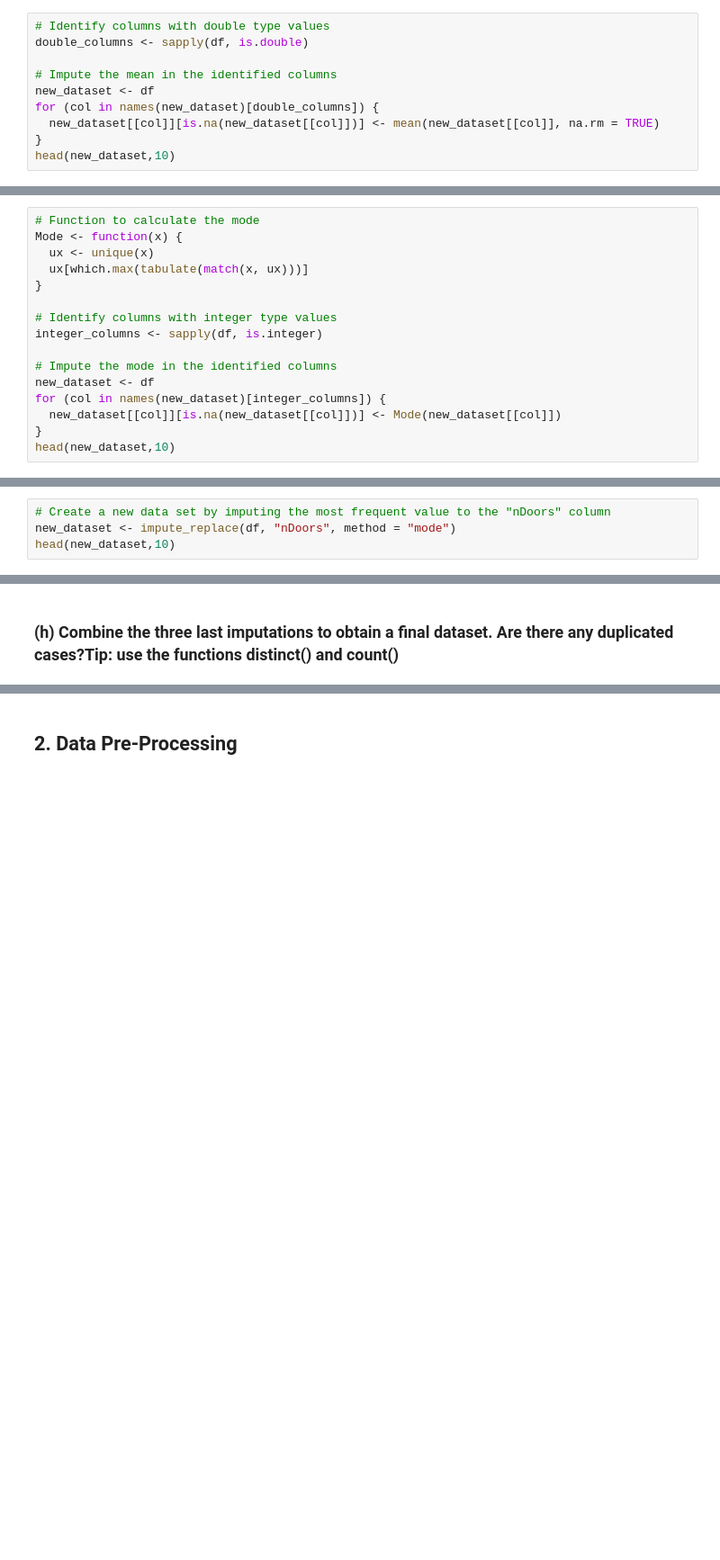
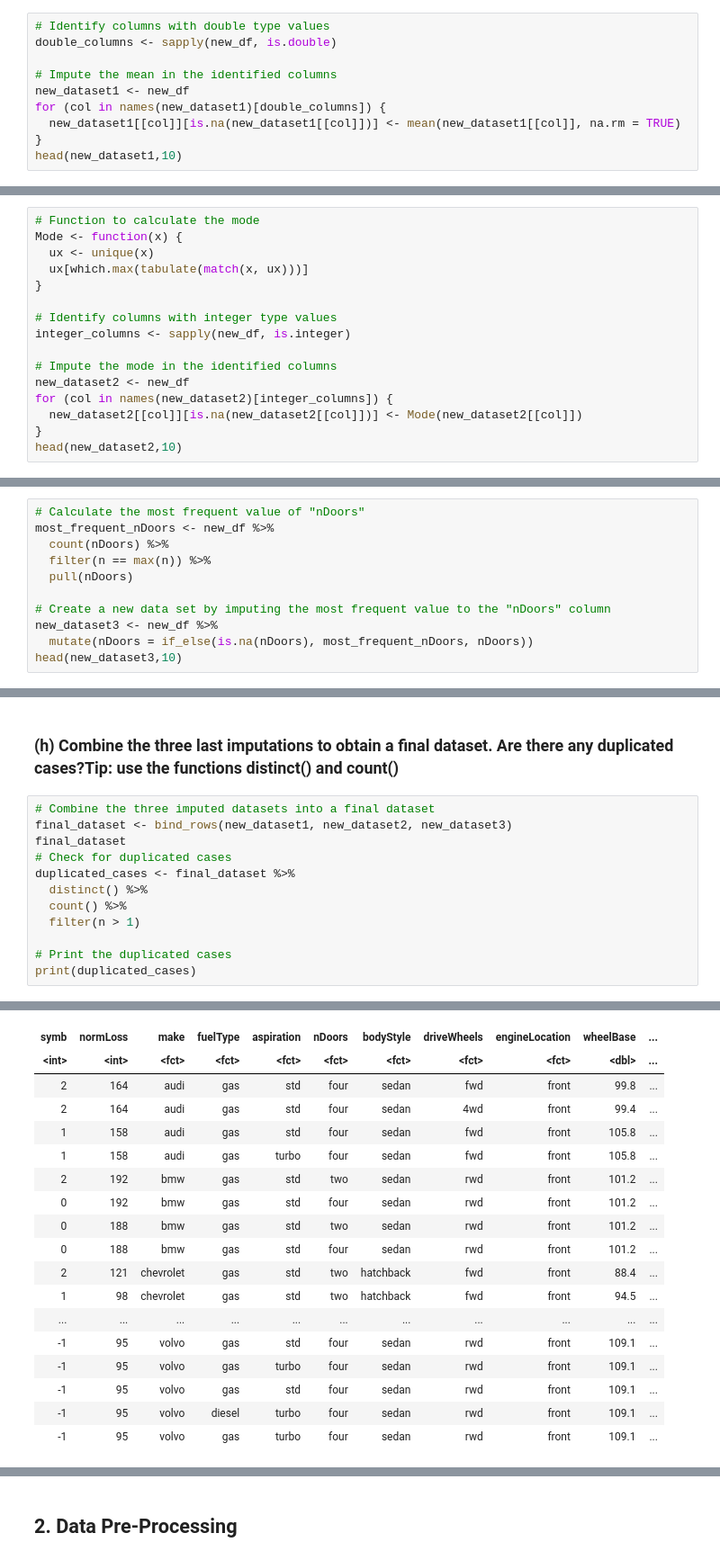
Before and after one commit to PaolaMaribel18/hands-on-2023A, a Jupyter notebook: notebooks/02-dataquality.ipynb, the cells around one changed output, grey strips where cells are left out. Shown at 90% size. Saved outputs shown, nothing was run; the diff lists cells and outputs as text; blank space fills up the shorter version.

```diff
--- a/notebooks/02-dataquality.ipynb
+++ b/notebooks/02-dataquality.ipynb
@@ -141,14 +141,14 @@ A data.frame: 10 × 26
 ### (e) Create a new data set by imputing the mean in all the columns which have double type values.
 # %%
 # Identify columns with double type values
-double_columns <- sapply(df, is.double)
+double_columns <- sapply(new_df, is.double)
 
 # Impute the mean in the identified columns
-new_dataset <- df
-for (col in names(new_dataset)[double_columns]) {
-  new_dataset[[col]][is.na(new_dataset[[col]])] <- mean(new_dataset[[col]], na.rm = TRUE)
+new_dataset1 <- new_df
+for (col in names(new_dataset1)[double_columns]) {
+  new_dataset1[[col]][is.na(new_dataset1[[col]])] <- mean(new_dataset1[[col]], na.rm = TRUE)
 }
-head(new_dataset,10)
+head(new_dataset1,10)
 # %% [output]
 A data.frame: 10 × 26
 |  | symb | normLoss | make | fuelType | aspiration | nDoors | bodyStyle | driveWheels | engineLocation | ... |
@@ -173,14 +173,14 @@ Mode <- function(x) {
 }
 
 # Identify columns with integer type values
-integer_columns <- sapply(df, is.integer)
+integer_columns <- sapply(new_df, is.integer)
 
 # Impute the mode in the identified columns
-new_dataset <- df
-for (col in names(new_dataset)[integer_columns]) {
-  new_dataset[[col]][is.na(new_dataset[[col]])] <- Mode(new_dataset[[col]])
+new_dataset2 <- new_df
+for (col in names(new_dataset2)[integer_columns]) {
+  new_dataset2[[col]][is.na(new_dataset2[[col]])] <- Mode(new_dataset2[[col]])
 }
-head(new_dataset,10)
+head(new_dataset2,10)
 # %% [output]
 A data.frame: 10 × 26
 |  | symb | normLoss | make | fuelType | aspiration | nDoors | bodyStyle | driveWheels | engineLocation | ... |
@@ -198,7 +198,14 @@ A data.frame: 10 × 26
 # %% [markdown]
 ### (g) Create a new data set by imputing the most frequent value to the column \"nDoors\". Tip: use the function impute_replace()
 # %%
+# Calculate the most frequent value of "nDoors"
+most_frequent_nDoors <- new_df %>%
+  count(nDoors) %>%
+  filter(n == max(n)) %>%
+  pull(nDoors)
+
 # Create a new data set by imputing the most frequent value to the "nDoors" column
-new_dataset <- impute_replace(df, "nDoors", method = "mode")
-head(new_dataset,10)
+new_dataset3 <- new_df %>%
+  mutate(nDoors = if_else(is.na(nDoors), most_frequent_nDoors, nDoors))
+head(new_dataset3,10)
 # %% [output]
@@ -208,2 +225,15 @@ ERROR: Error:
 # %% [markdown]
 ### (h) Combine the three last imputations to obtain a final dataset. Are there any duplicated cases?Tip: use the functions distinct() and count()
+# %%
+# Combine the three imputed datasets into a final dataset
+final_dataset <- bind_rows(new_dataset1, new_dataset2, new_dataset3)
+final_dataset
+# Check for duplicated cases
+duplicated_cases <- final_dataset %>%
+  distinct() %>%
+  count() %>%
+  filter(n > 1)
+
+# Print the duplicated cases
+print(duplicated_cases)
+# %% [output]
@@ -209,0 +241,18 @@ ERROR: Error:
+| symb | normLoss | make | fuelType | aspiration | nDoors | bodyStyle | driveWheels | engineLocation | wheelBase | ... |
+| <int> | <int> | <fct> | <fct> | <fct> | <fct> | <fct> | <fct> | <fct> | <dbl> | ... |
+| 2 | 164 | audi | gas | std | four | sedan | fwd | front | 99.8 | ... |
+| 2 | 164 | audi | gas | std | four | sedan | 4wd | front | 99.4 | ... |
+| 1 | 158 | audi | gas | std | four | sedan | fwd | front | 105.8 | ... |
+| 1 | 158 | audi | gas | turbo | four | sedan | fwd | front | 105.8 | ... |
+| 2 | 192 | bmw | gas | std | two | sedan | rwd | front | 101.2 | ... |
+| 0 | 192 | bmw | gas | std | four | sedan | rwd | front | 101.2 | ... |
+| 0 | 188 | bmw | gas | std | two | sedan | rwd | front | 101.2 | ... |
+| 0 | 188 | bmw | gas | std | four | sedan | rwd | front | 101.2 | ... |
+| 2 | 121 | chevrolet | gas | std | two | hatchback | fwd | front | 88.4 | ... |
+| 1 | 98 | chevrolet | gas | std | two | hatchback | fwd | front | 94.5 | ... |
+| ... | ... | ... | ... | ... | ... | ... | ... | ... | ... | ... |
+| -1 | 95 | volvo | gas | std | four | sedan | rwd | front | 109.1 | ... |
+| -1 | 95 | volvo | gas | turbo | four | sedan | rwd | front | 109.1 | ... |
+| -1 | 95 | volvo | gas | std | four | sedan | rwd | front | 109.1 | ... |
+| -1 | 95 | volvo | diesel | turbo | four | sedan | rwd | front | 109.1 | ... |
+| -1 | 95 | volvo | gas | turbo | four | sedan | rwd | front | 109.1 | ... |
```
Also changed, not shown: parts of 6 cells of this notebook.
